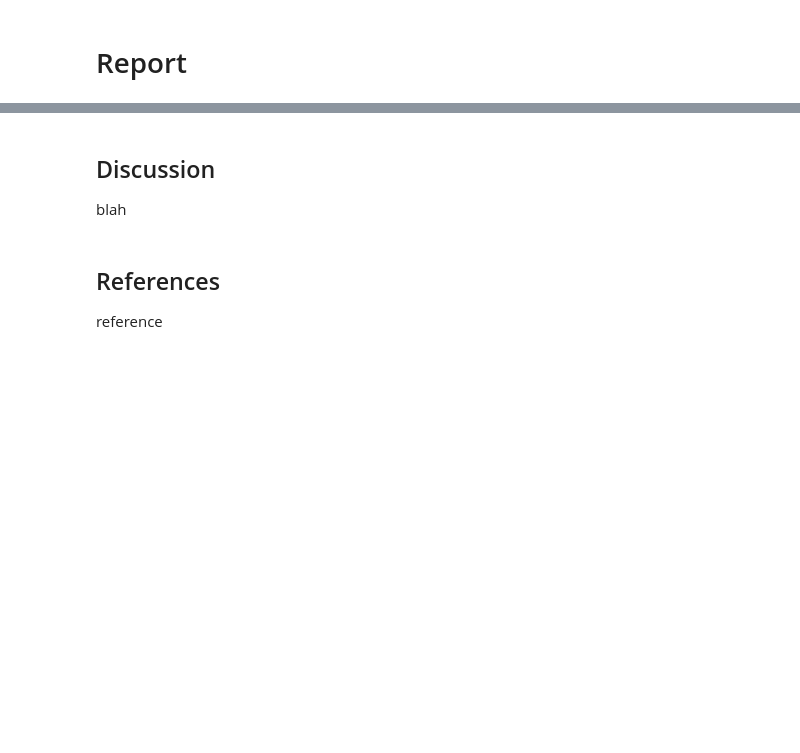
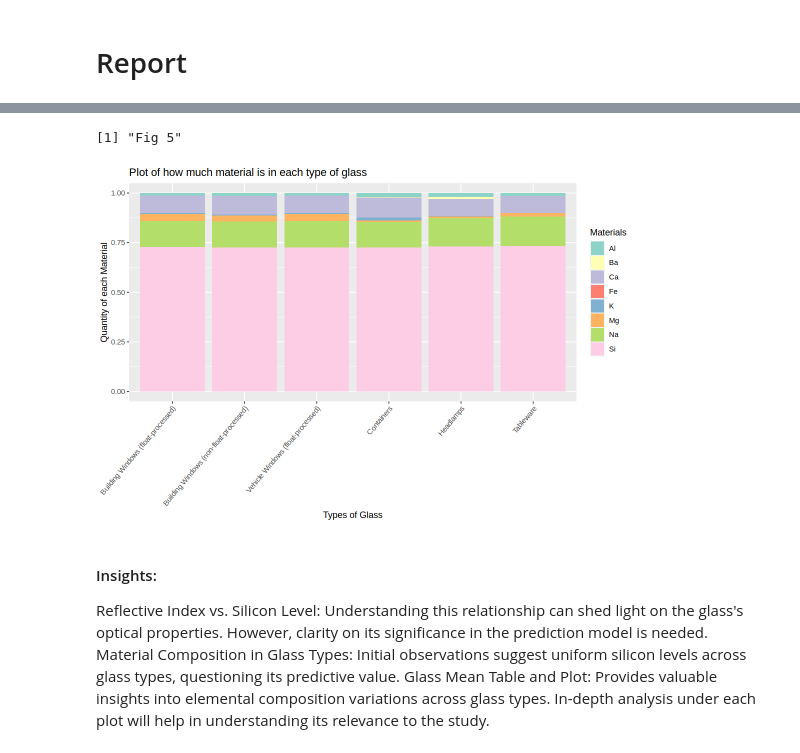
Before and after one commit to nlmanama/DSCI100-GroupProject, a Jupyter notebook: report.ipynb, the cells around one changed output, grey strips where cells are left out. Drawn from its saved outputs; the diff is of its cells as text; code cells hidden in the pictures; blank space fills up the shorter version.

```diff
--- a/report.ipynb
+++ b/report.ipynb
@@ -77,0 +128,8 @@ Finally, we build the KNN Model with the best determined value of k.
+# %%
+# Split data into training and testing data
+
+set.seed(123)
+
+glass_split <- initial_split(glass, prop = 0.75, strata = Type)
+glass_train <- training(glass_split)
+glass_test <- testing(glass_split)
@@ -77,0 +138,10 @@ Finally, we build the KNN Model with the best determined value of k.
+# %%
+#Summarize Data
+
+#The mean value of each characteristic of each type of glass
+print("Table of the mean of each variable")
+glass_mean <- glass_train |>
+    group_by(Type) |>
+    summarize(across(everything(), mean))
+glass_mean
+print("Fig 2")
@@ -78,9 +212,38 @@ Finally, we build the KNN Model with the best determined value of k.
+# %%
+#Plot of how much material is in each type of glass
+
+glass_chart_data <- glass_mean |>
+    select(-RI) |>
+    pivot_longer(cols = c("Na", "Mg", "Al", "Si", "K", "Ca", "Ba", "Fe"),
+                names_to = "material",
+                values_to = "amount") |>
+    mutate(Type = case_when(
+    Type == 1 ~ " Building Windows (float-processed)",
+    Type == 2 ~ " Building Windows (non-float-processed)",
+    Type == 3 ~ " Vehicle Windows (float-processed)",
+    Type == 4 ~ " Vehicle Windows (non-float-processed)",
+    Type == 5 ~ "Containers",
+    Type == 6 ~ "Tableware",
+    Type == 7 ~ "Headlamps")) |>
+    mutate(Type = as.character(Type))
+
+glass_bar <- ggplot(glass_chart_data, aes(x = Type, y = amount, fill = material)) +
+                geom_bar(stat = "identity", position = "fill") +
+                labs(x = "Types of Glass",
+                    y = "Quantity of each Material",
+                    fill = "Materials",
+                    title = "Plot of how much material is in each type of glass") +
+                scale_fill_brewer(palette = 'Set3') +
+                theme(axis.text.x = element_text(angle = 50, hjust = 1))
+
+glass_bar
+print("Fig 5")
+# %% [output]
+[1] "Fig 5"
+[figure, added]
 # %% [markdown]
-## Discussion
+#### Insights:
 
-
-blah
+Reflective Index vs. Silicon Level: Understanding this relationship can shed light on the glass's optical properties. However, clarity on its significance in the prediction model is needed.
+Material Composition in Glass Types: Initial observations suggest uniform silicon levels across glass types, questioning its predictive value.
+Glass Mean Table and Plot: Provides valuable insights into elemental composition variations across glass types. In-depth analysis under each plot will help in understanding its relevance to the study.
-# %% [markdown]
-## References
-
-reference
```
Also changed, not shown: parts of 19 cells of this notebook, 1 other file.
